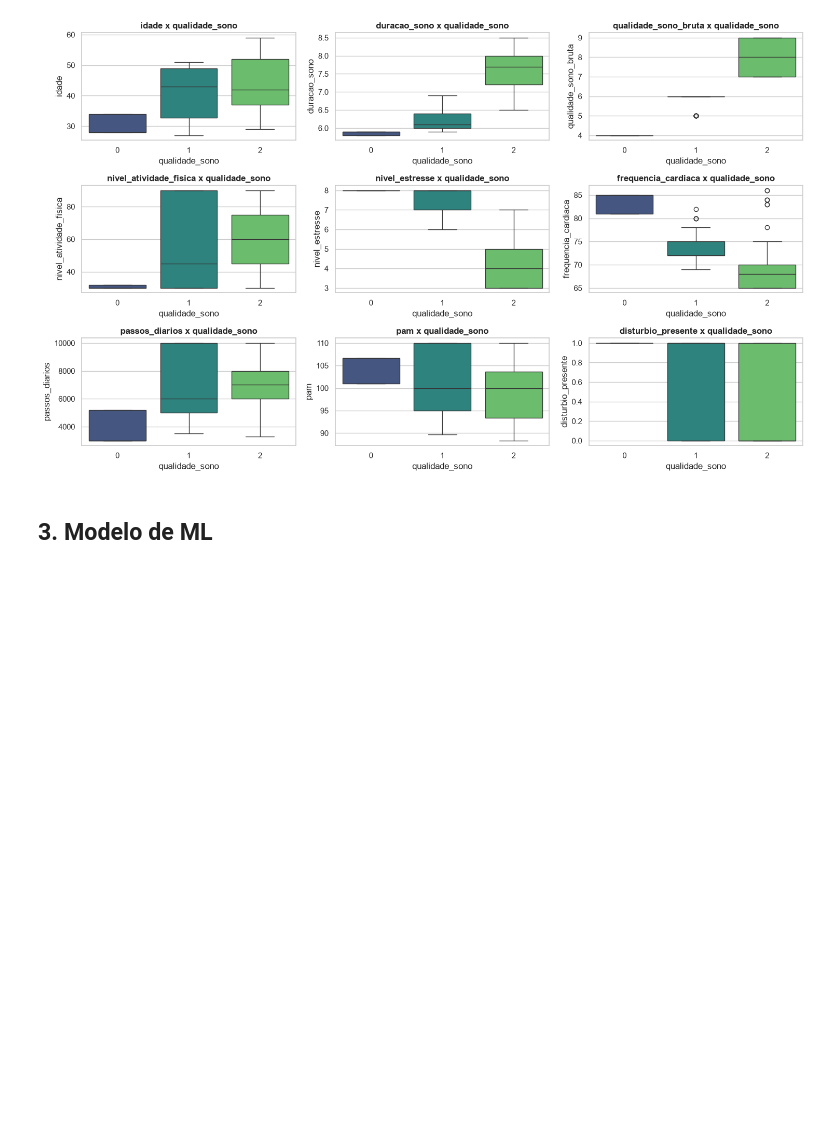
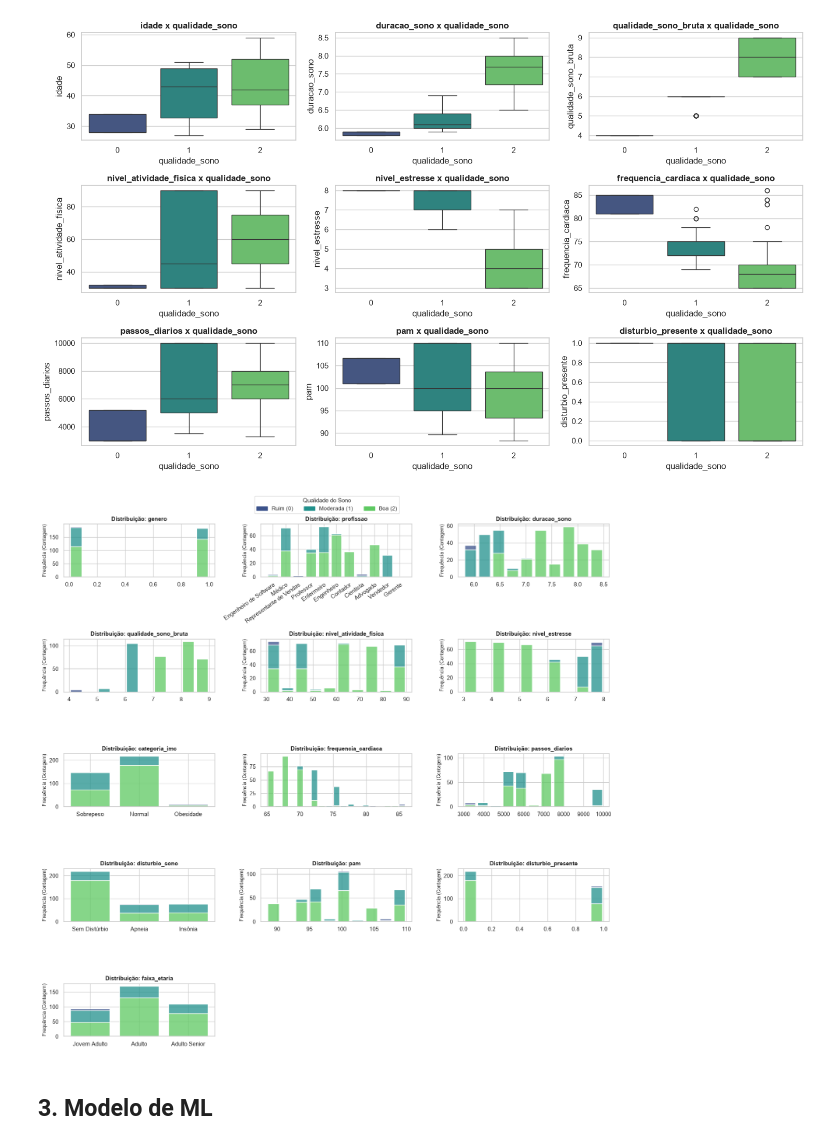
Before and after one commit to Squad-Nina-da-Hora/wmc-projeto-final-lifestyle, a Jupyter notebook: analise.ipynb, the cells around one changed output. Drawn from its saved outputs; the diff is of its cells as text; code cells hidden in the pictures; blank space fills up the shorter version.

Commit message:
adicionando histogramas

```diff
--- a/analise.ipynb
+++ b/analise.ipynb
@@ -591,6 +591,42 @@ plt.tight_layout()
 plt.show()
 # %% [output]
 [figure]
+# %%
+# Histogramas
+
+fig, axes = plt.subplots(5, 3, figsize=(15, 14))
+axes = axes.flatten()
+idx = 0
+
+for i, var in enumerate(dados):
+    if var in var_alvo:
+        continue
+    sns.histplot(data=dados, x=var, hue=var_alvo, kde=False, multiple='stack', shrink=0.8, ax=axes[idx], palette=cores, legend=False)
+    axes[idx].set_title(f'Distribuição: {var}', fontsize=11, fontweight='bold')
+    axes[idx].set_ylabel('Frequência (Contagem)', fontsize=9)
+    axes[idx].set_xlabel('')
+    if var == 'profissao':
+        axes[idx].tick_params(axis='x', rotation=35)
+        plt.setp(axes[idx].get_xticklabels(), ha='right', rotation_mode='anchor')
+    idx += 1 # Avança para a próxima posição do grid
+
+# Apaga os eixos vazios
+for j in range(idx, len(axes)):
+    fig.delaxes(axes[j])
+
+# Criando uma legenda única
+legenda = [
+    mpatches.Patch(color=cores[0], label='Ruim (0)'),
+    mpatches.Patch(color=cores[1], label='Moderada (1)'),
+    mpatches.Patch(color=cores[2], label='Boa (2)')
+]
+
+fig.legend(handles=legenda, title='Qualidade do Sono', loc='upper center', bbox_to_anchor=(0.5, 1.03), ncol=3, frameon=True,fontsize=10,title_fontsize=11)
+
+plt.tight_layout()
+plt.show()
+# %% [output]
+[figure, added]
 # %% [markdown]
 ## 3. Modelo de ML
 # %% [markdown]
```
